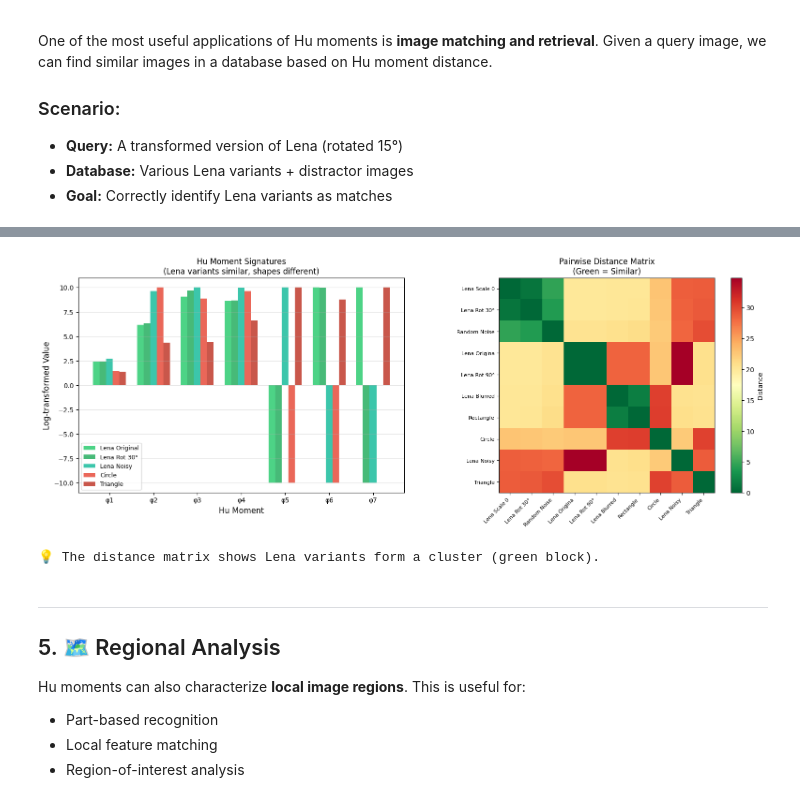
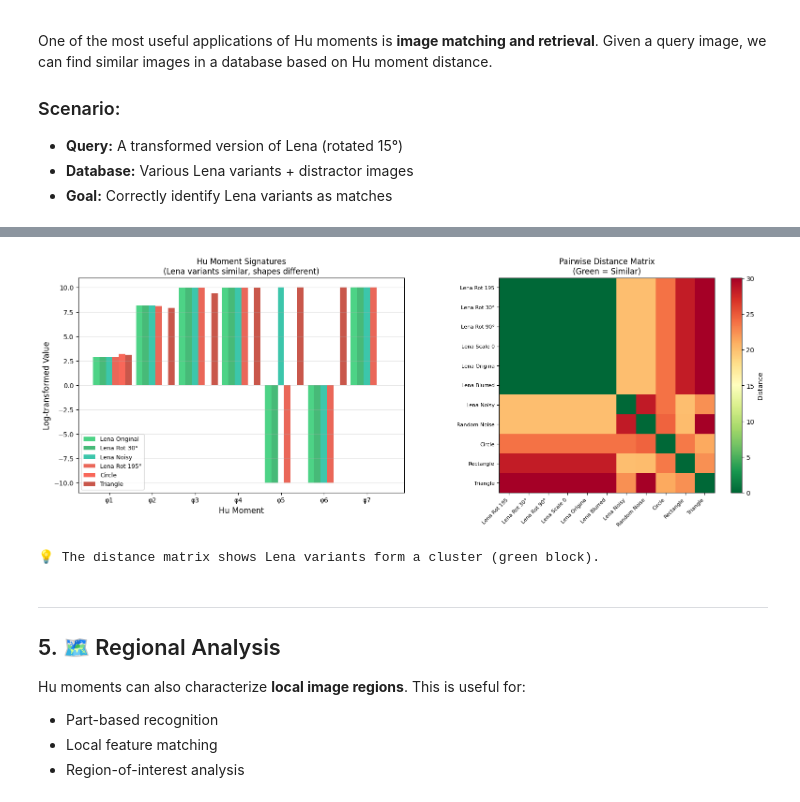
Before and after one commit to avbarbaros/hu-invariant-moments, a Jupyter notebook: lena_hu_moments_example.ipynb, the cells around one changed output, grey strips where cells are left out. Cells and saved outputs as stored; diff of their text form; code cells hidden in the pictures.

```diff
--- a/lena_hu_moments_example.ipynb
+++ b/lena_hu_moments_example.ipynb
@@ -297,15 +258,19 @@ Let's verify this on the Lena image!
 # %%
 def test_invariance(image):
     """Apply various transformations to test Hu moment invariance."""
+
+    edges = image
+
     # Use edge-detected version for cleaner analysis
-    edges = cv2.Canny(image.astype(np.uint8), 50, 150)
+    #edges = cv2.Canny(image.astype(np.uint8), 50, 150)
+
 
     transforms = {'Original': edges}
 
     # Rotations
-    for angle in [15, 45, 90, 180]:
+    for angle in [15, 45, 90, 180, 225]:
         rotated = rotate(edges, angle, preserve_range=True, mode='constant')
-        transforms[f'Rot {angle}°'] = rotated
+        transforms[f'Rotation {angle}°'] = rotated
 
     # Scales
     for scale in [0.7, 1.3]:
@@ -330,14 +295,14 @@ for ax, (name, img) in zip(axes, lena_transforms.items()):
     ax.imshow(img, cmap='gray')
     hu = log_transform_hu_moments(compute_hu_moments_opencv(img.astype(np.uint8)))
     hu_results[name] = hu
-    ax.set_title(f'{name}\nφ1={hu[0]:.2f}, φ2={hu[1]:.2f}', fontsize=10)
+    ax.set_title(f'{name}\nφ1={hu[0]:.2f}, φ2={hu[1]:.2f}, φ3={hu[2]:.2f}, \nφ4={hu[3]:.2f}, φ5={hu[4]:.2f}, φ6={hu[5]:.2f}, φ7={hu[6]:.2f}', fontsize=10)
     ax.axis('off')
 
 # Hide extra axes
 for ax in axes[len(lena_transforms):]:
     ax.axis('off')
 
-plt.suptitle('Lena Edge Image Under Transformations\n(Hu Moments Should Remain Similar)', fontsize=14)
+plt.suptitle('Lena Edge Image Under Transformations\n(Hu Moments Should Remain Similar)\n', fontsize=14)
 plt.tight_layout()
 plt.show()
 # %% [output]
@@ -423,6 +388,7 @@ def build_image_database(base_image):
     db['Lena Original'] = base_image
     db['Lena Rot 30°'] = rotate(base_image, 30, preserve_range=True, mode='constant').astype(np.uint8)
     db['Lena Rot 90°'] = rotate(base_image, 90, preserve_range=True, mode='constant').astype(np.uint8)
+    db['Lena Rot 195°'] = rotate(base_image, 195, preserve_range=True, mode='constant').astype(np.uint8)
     db['Lena Scale 0.8x'] = cv2.resize(base_image, None, fx=0.8, fy=0.8)
     db['Lena Noisy'] = np.clip(base_image + np.random.normal(0, 20, base_image.shape), 0, 255).astype(np.uint8)
     db['Lena Blurred'] = cv2.GaussianBlur(base_image, (7, 7), 0)
@@ -439,7 +405,8 @@ def build_image_database(base_image):
 def match_image(query, database):
     """Match query image against database using Hu moments."""
     # Compute query Hu moments
-    query_edges = cv2.Canny(query.astype(np.uint8), 50, 150)
+    query_edges = query
+    #query_edges = cv2.Canny(query.astype(np.uint8), 50, 150)
     query_hu = log_transform_hu_moments(compute_hu_moments_opencv(query_edges))
 
     # Match against database
@@ -448,7 +415,8 @@ def match_image(query, database):
         # Resize if needed
         if img.shape != (256, 256):
             img = cv2.resize(img, (256, 256))
-        edges = cv2.Canny(img.astype(np.uint8), 50, 150)
+        edges = img
+        # edges = cv2.Canny(img.astype(np.uint8), 50, 150)
         db_hu = log_transform_hu_moments(compute_hu_moments_opencv(edges))
 
         distance = np.linalg.norm(query_hu - db_hu)
@@ -563,10 +531,10 @@ fig, axes = plt.subplots(1, 2, figsize=(16, 6))
 
 # Bar chart comparison
 ax1 = axes[0]
-selected = ['Lena Original', 'Lena Rot 30°', 'Lena Noisy', 'Circle', 'Triangle']
+selected = ['Lena Original', 'Lena Rot 30°', 'Lena Noisy', 'Lena Rot 195°', 'Circle', 'Triangle']
 x = np.arange(7)
 width = 0.15
-colors = ['#2ecc71', '#27ae60', '#1abc9c', '#e74c3c', '#c0392b']
+colors = ['#2ecc71', '#27ae60', '#1abc9c', '#e74c3c', '#f74c3c', '#c0392b']
 
 for i, name in enumerate(selected):
     m = next(x for x in matches if x['name'] == name)
@@ -577,34 +545,34 @@ ax1.set_ylabel('Log-transformed Value', fontsize=12)
 ax1.set_title('Hu Moment Signatures\n(Lena variants similar, shapes different)', fontsize=12)
 ax1.set_xticks(x + width*2)
 ax1.set_xticklabels([f'φ{i+1}' for i in range(7)])
 ax1.legend(fontsize=9)
 ax1.grid(alpha=0.3, axis='y')
 
 # Distance matrix
 ax2 = axes[1]
 n = len(matches)
 dist_matrix = np.zeros((n, n))
 names = [m['name'][:12] for m in matches]
 all_hu = [m['hu'] for m in matches]
 
 for i in range(n):
     for j in range(n):
         dist_matrix[i, j] = np.linalg.norm(all_hu[i] - all_hu[j])
 
 im = ax2.imshow(dist_matrix, cmap='RdYlGn_r')
 ax2.set_xticks(range(n))
 ax2.set_yticks(range(n))
 ax2.set_xticklabels(names, rotation=45, ha='right', fontsize=8)
 ax2.set_yticklabels(names, fontsize=8)
 ax2.set_title('Pairwise Distance Matrix\n(Green = Similar)', fontsize=12)
 plt.colorbar(im, ax=ax2, label='Distance')
 
 plt.tight_layout()
 plt.show()
 
 print("\n💡 The distance matrix shows Lena variants form a cluster (green block).")
 # %% [output]
-[figure, old version]
+[figure, new version]
 💡 The distance matrix shows Lena variants form a cluster (green block).
 # %% [markdown]
 ---
```
Also changed, not shown: parts of 15 cells of this notebook.
